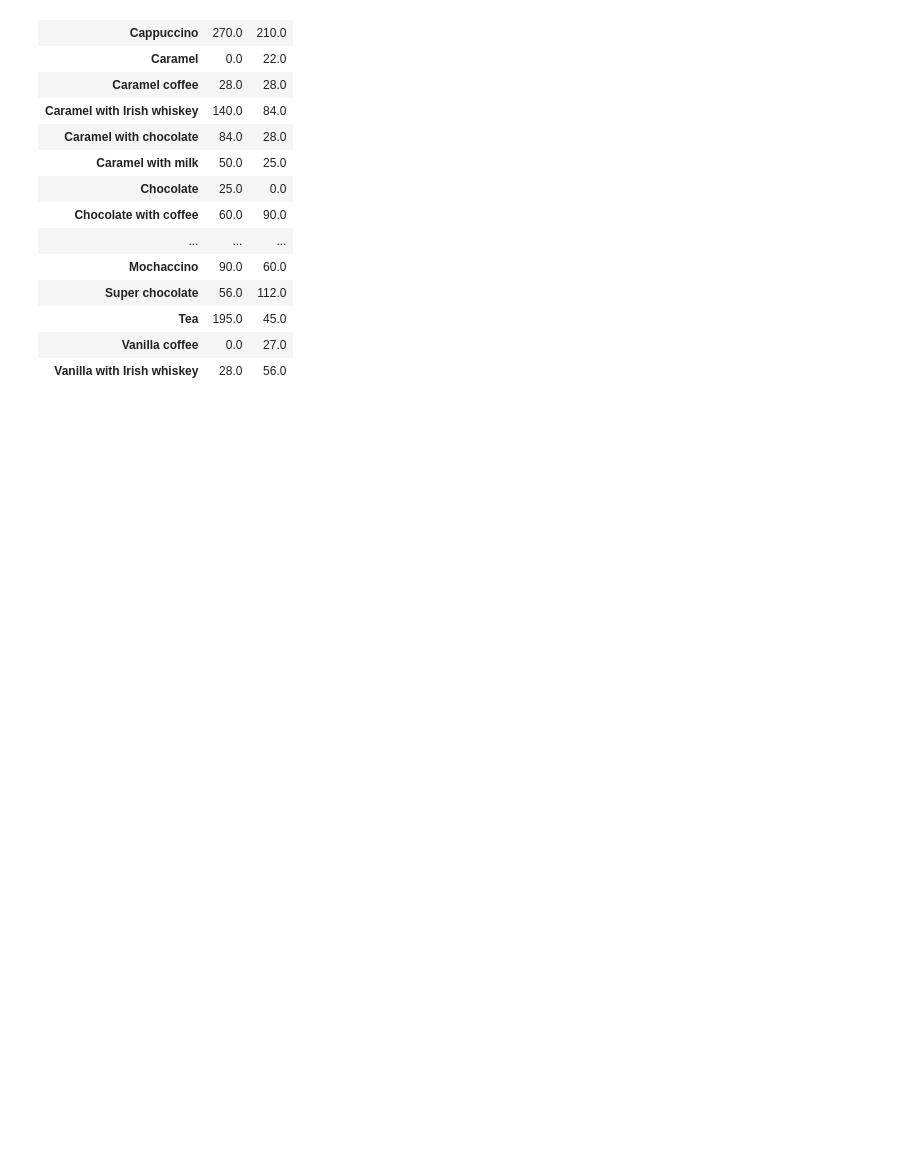
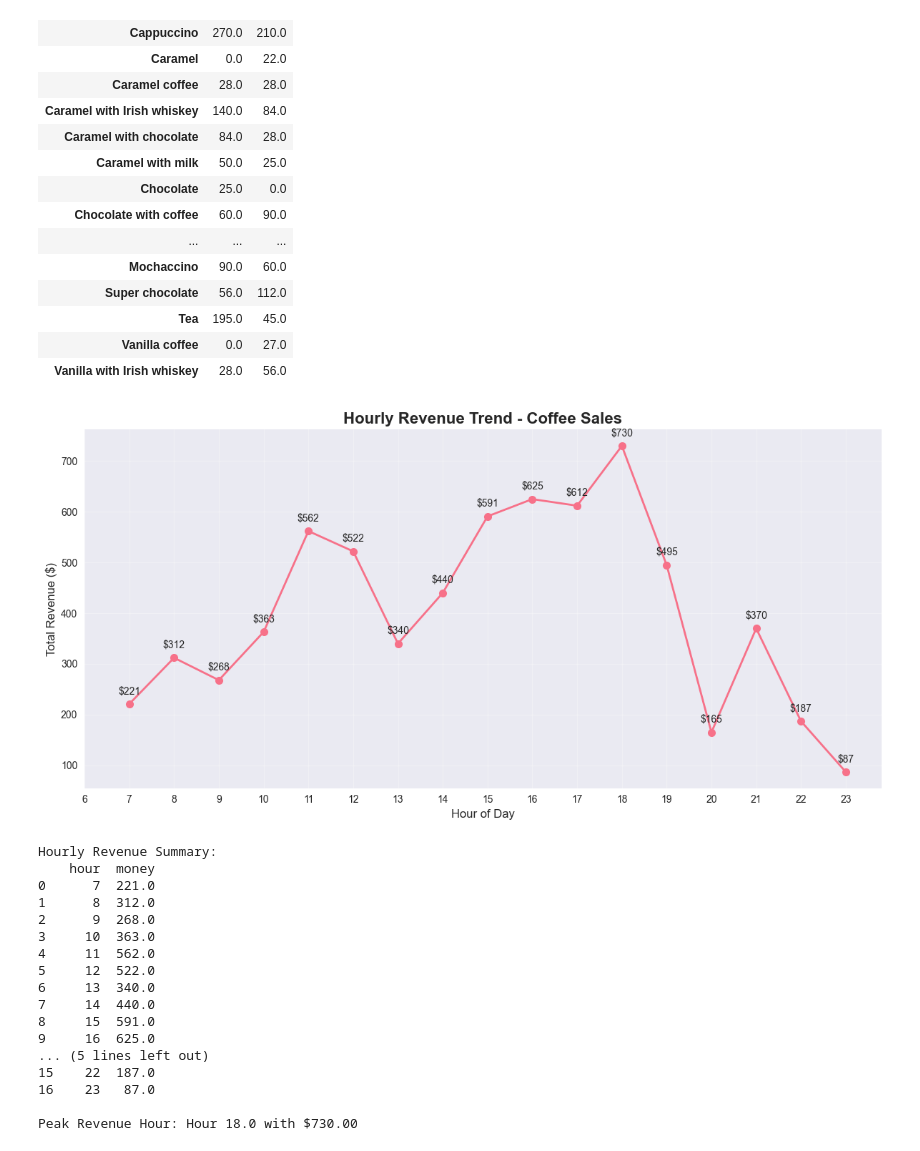
Before and after one commit to ryanc9615/coffeesales_analysis, a Jupyter notebook: notebooks/02_data_analysis&vis.ipynb, the cells around one changed output. Cells and saved outputs as stored; diff of their text form; code cells hidden in the pictures; blank space fills up the shorter version.

```diff
--- a/notebooks/02_data_analysis&vis.ipynb
+++ b/notebooks/02_data_analysis&vis.ipynb
@@ -9,18 +9,9 @@ Path to dataset files: /Users/ryangael/.cache/kagglehub/datasets/ihelon/coffee-s
 # %%
 df = get_coffee_sales_df()
 # %%
+# Create hour column from the ORIGINAL datetime column
+df['hour'] = pd.to_datetime(df['datetime']).dt.hour
+
 # Add month and year columns from the date column
 df['month'] = pd.to_datetime(df['date']).dt.month
 df['year'] = pd.to_datetime(df['date']).dt.year
-
-# Display the first few rows to verify the new columns
-# print("DataFrame with new month and year columns:")
-#print(df[['date', 'month', 'year']].head(10))
-
-# Show the unique months and years in the dataset
-
-# print("\nUnique months in the dataset:")
-#print(sorted(df['month'].unique()))
-
-#print("\nUnique years in the dataset:")
-#print(sorted(df['year'].unique()))
@@ -100,3 +72,57 @@ display(monthly_pivot)
 | Tea | 195.0 | 45.0 |
 | Vanilla coffee | 0.0 | 27.0 |
 | Vanilla with Irish whiskey | 28.0 | 56.0 |
+# %%
+# set the style for better-looking charts
+plt.style.use('seaborn-v0_8')
+sns.set_palette('husl')
+
+# Group by hour and sum the money for each hour
+hourly_money = df.groupby('hour')['money'].sum().reset_index()
+
+# Create a trend chart
+plt.figure(figsize=(12, 6))
+plt.plot(hourly_money['hour'], hourly_money['money'], marker='o', linewidth=2, markersize=8)
+
+# Customise the chart
+plt.title("Hourly Revenue Trend - Coffee Sales", fontsize=16, fontweight='bold')
+plt.xlabel("Hour of Day", fontsize=12)
+plt.ylabel("Total Revenue ($)", fontsize=12)
+plt.grid(True, alpha=0.3)
+
+# Set x-axis to show hours from open to close
+plt.xticks(range(6,24))
+
+# Add value labels on the points
+for x, y in zip(hourly_money['hour'], hourly_money['money']):
+    plt.annotate(f'${y:.0f}', (x, y), textcoords='offset points', xytext=(0,10), ha='center', fontsize=10)
+
+plt.tight_layout()
+plt.show()
+
+# Display the hourly revenue data
+print("Hourly Revenue Summary:")
+print(hourly_money.sort_values('hour'))
+
+# Find peak hours
+peak_hour = hourly_money.loc[hourly_money['money'].idxmax()]
+print(f"\nPeak Revenue Hour: Hour {peak_hour['hour']} with ${peak_hour['money']:.2f}")
+# %% [output]
+[figure, added]
+Hourly Revenue Summary:
+    hour  money
+0      7  221.0
+1      8  312.0
+2      9  268.0
+3     10  363.0
+4     11  562.0
+5     12  522.0
+6     13  340.0
+7     14  440.0
+8     15  591.0
+9     16  625.0
+... (5 lines left out)
+15    22  187.0
+16    23   87.0
+
+Peak Revenue Hour: Hour 18.0 with $730.00
```
Also changed, not shown: parts of 4 cells of this notebook, 1 other file.
